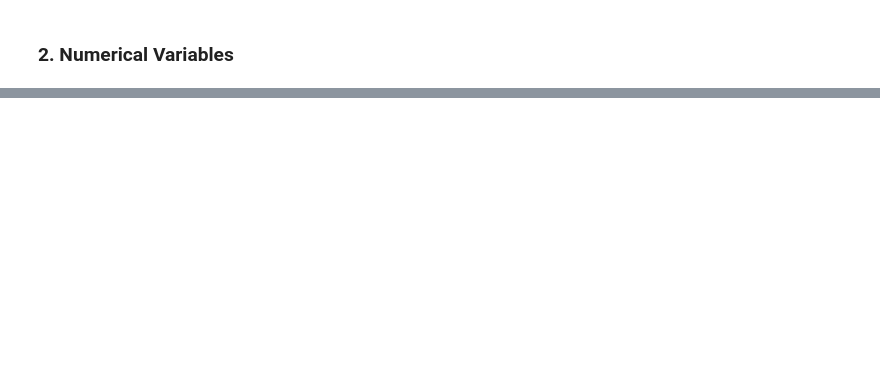
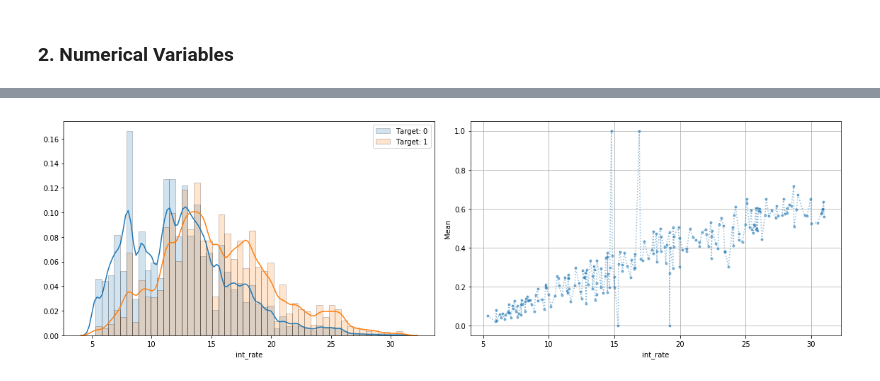
Before and after one commit to JifuZhao/Lending-Club-Loan-Analysis, a Jupyter notebook: 4. Data Visualization - Numerical Variable.ipynb, the cells around one changed output, grey strips where cells are left out. Cells and saved outputs as stored; diff of their text form; code cells hidden in the pictures; blank space fills up the shorter version.

```diff
--- a/4. Data Visualization - Numerical Variable.ipynb
+++ b/4. Data Visualization - Numerical Variable.ipynb
@@ -216,0 +117,7 @@ iplot(fig)
+# %%
+# int_rate
+feature = 'int_rate'
+fig, ax = plot_numerical(train, feature=feature, figsize=(16, 5))
+plt.show()
+# %% [output]
+[figure, added]
```
Also changed, not shown: parts of 58 cells of this notebook, 29 other files.
